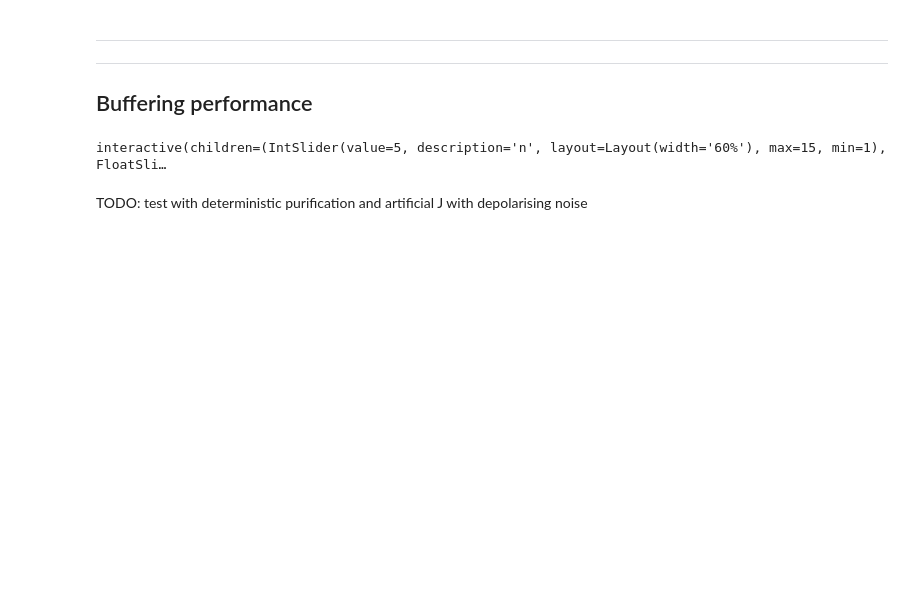
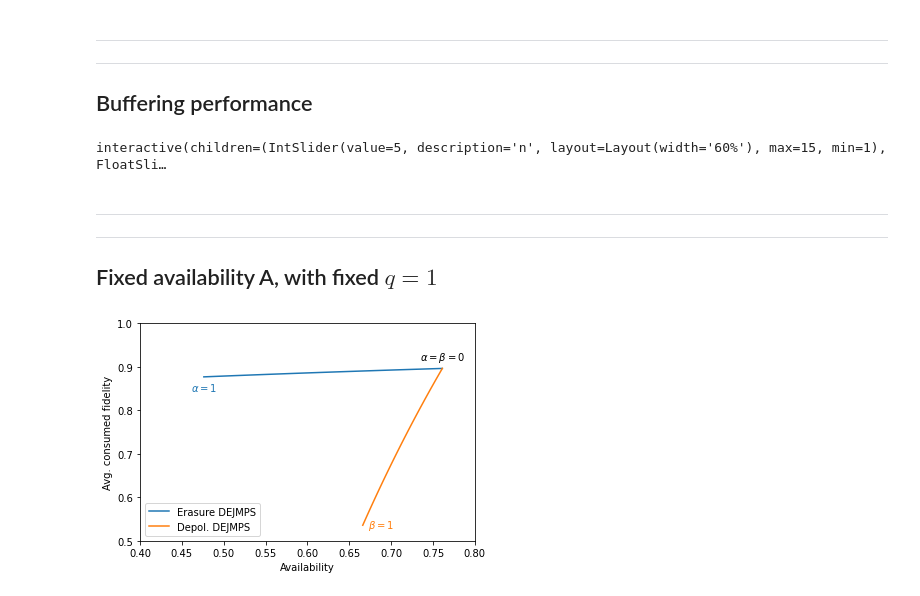
Before and after one commit to AlvaroGI/buffering-1GnB, a Jupyter notebook: RESULTS-noisy-DEJMPS.ipynb, the cells around one changed output. Drawn from its saved outputs; the diff is of its cells as text; code cells hidden in the pictures; blank space fills up the shorter version.

Commit message:
analysis of noisy DEJMPS and flags

```diff
--- a/RESULTS-noisy-DEJMPS.ipynb
+++ b/RESULTS-noisy-DEJMPS.ipynb
@@ -41,5 +42,74 @@ imp.reload(main)
 main.AFplot_noisyDEJMPS_interactive()
 # %% [output]
 interactive(children=(IntSlider(value=5, description='n', layout=Layout(width='60%'), max=15, min=1), FloatSli…
-# %% [markdown]
-TODO: test with deterministic purification and artificial J with depolarising noise
+# %% [markdown]
+---
+---
+## Fixed availability A, with fixed $q=1$
+# %%
+n = 1
+
+# GEN
+p_gen = 0.5
+F_new = 0.9
+rho_new = np.diag([F_new, (1-F_new)/3, (1-F_new)/3, (1-F_new)/3])
+
+# PURIF
+pur_after_swap = False
+
+# NOISE
+Gamma = 0.02
+
+# CONS
+p_cons = 0.1
+
+# Experiment
+colors = ['tab:blue', 'tab:orange']
+savefig = True
+# %%
+## THEORY ##
+
+imp.reload(main)
+
+q_purif = 1
+noise_vec = np.linspace(0,1,50)
+_policy_names = ['Erasure DEJMPS ', 'Depol. DEJMPS ']
+Fcons_vecs = [[None for _ in noise_vec] for _ in _policy_names]
+A_vecs = [[None for _ in noise_vec] for _ in _policy_names]
+
+for idx_policy, _policy_name in enumerate(_policy_names):
+    for idx_noise, noise in enumerate(noise_vec):
+        A, Fcons = main.analytical_availability_Fcons(n, p_gen, rho_new, q_purif,
+                                                main.policy_label_to_function(_policy_name+str(noise)),
+                                                pur_after_swap, Gamma, p_cons)
+        Fcons_vecs[idx_policy][idx_noise] = Fcons
+        A_vecs[idx_policy][idx_noise] = A
+
+## PLOT ##
+for idx_policy, _policy_name in enumerate(_policy_names):
+    plt.plot(A_vecs[idx_policy], Fcons_vecs[idx_policy], color=colors[idx_policy],
+             label=_policy_name[:-1])
+
+plt.xlim([0.4,0.8])
+plt.ylim([0.5,1])
+
+plt.xlabel(r'Availability')
+plt.ylabel(r'Avg. consumed fidelity')
+plt.legend(loc='lower left')
+plt.text(A_vecs[0][0], Fcons_vecs[0][0]*1.01, r'$\alpha=\beta=0$',
+         horizontalalignment='center', verticalalignment='bottom')
+plt.text(A_vecs[0][-1], Fcons_vecs[0][-1]*0.99, r'$\alpha=1$',
+         horizontalalignment='center', verticalalignment='top',
+         color=colors[0])
+plt.text(A_vecs[1][-1]*1.01, Fcons_vecs[1][-1], r'$\beta=1$',
+         horizontalalignment='left', verticalalignment='center',
+         color=colors[1])
+
+if savefig:
+    filename = 'figs/noisyDEJMPS-q1-n%d-pg%.3f-rho00%.3f-rho11%.3f-rho22%.3f-Gamma%.3f-pc%.3f.pdf'%(n,
+                p_gen, rho_new[0][0], rho_new[1][1], rho_new[2][2], Gamma, p_cons)
+    plt.savefig(filename, dpi=300, bbox_inches='tight')
+else:
+    plt.show()
+# %% [output]
+[figure, added]
```
Also changed, not shown: parts of 2 cells of this notebook, 4 other files.
